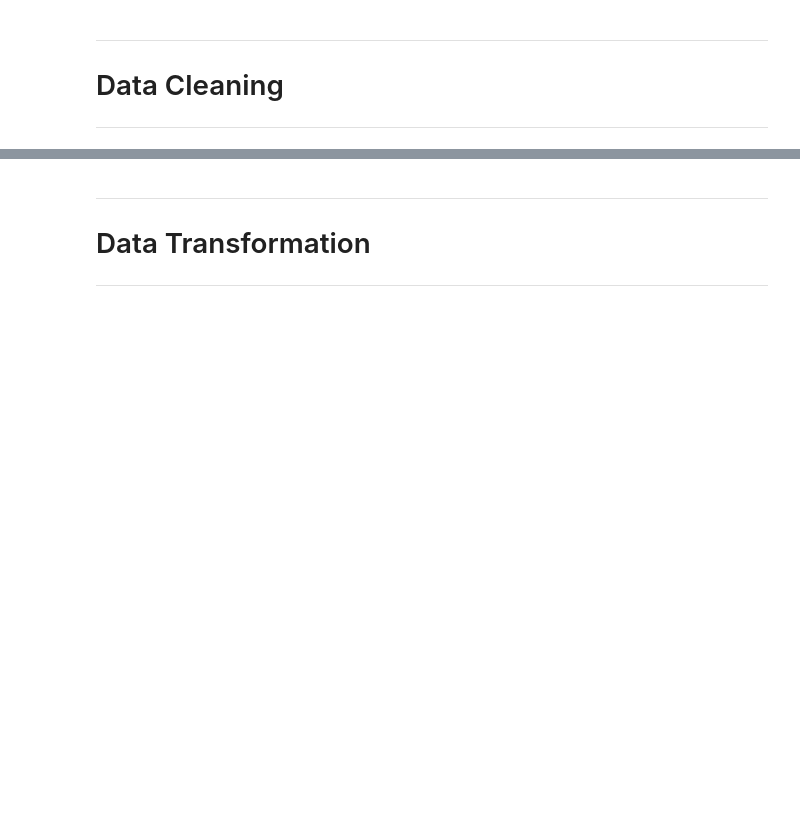
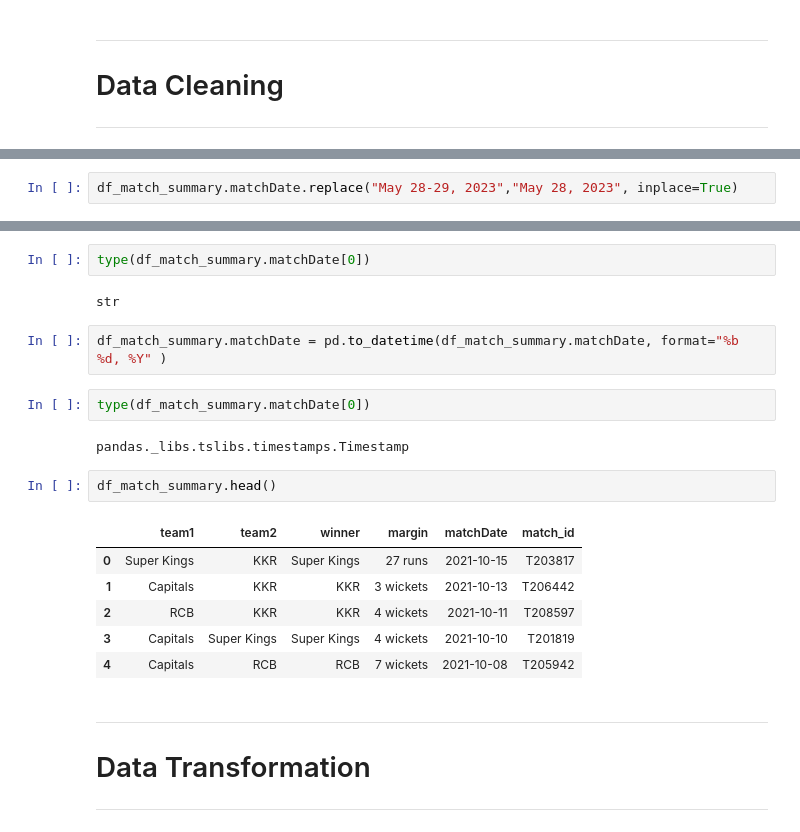
Before and after one commit to Gani25/python_weekdays_b1, a Jupyter notebook: projects/IPL Analysis.ipynb, the cells around one changed output, grey strips where cells are left out. Drawn from its saved outputs; the diff is of its cells as text; blank space fills up the shorter version.

```diff
--- a/projects/IPL Analysis.ipynb
+++ b/projects/IPL Analysis.ipynb
@@ -206,0 +227,2 @@ dtype: int64
+# %%
+df_match_summary.matchDate.replace("May 28-29, 2023","May 28, 2023", inplace=True)
@@ -207,3 +249,22 @@ dtype: int64
+# %%
+type(df_match_summary.matchDate[0])
+# %% [output]
+str
+# %%
+df_match_summary.matchDate = pd.to_datetime(df_match_summary.matchDate, format="%b %d, %Y" )
+# %%
+type(df_match_summary.matchDate[0])
+# %% [output]
+pandas._libs.tslibs.timestamps.Timestamp
+# %%
+df_match_summary.head()
+# %% [output]
+|  | team1 | team2 | winner | margin | matchDate | match_id |
+| 0 | Super Kings | KKR | Super Kings | 27 runs | 2021-10-15 | T203817 |
+| 1 | Capitals | KKR | KKR | 3 wickets | 2021-10-13 | T206442 |
+| 2 | RCB | KKR | KKR | 4 wickets | 2021-10-11 | T208597 |
+| 3 | Capitals | Super Kings | Super Kings | 4 wickets | 2021-10-10 | T201819 |
+| 4 | Capitals | RCB | RCB | 7 wickets | 2021-10-08 | T205942 |
 # %% [markdown]
 <hr>
 <h1>Data Transformation</h1>
```
Also changed, not shown: parts of 8 cells of this notebook.
